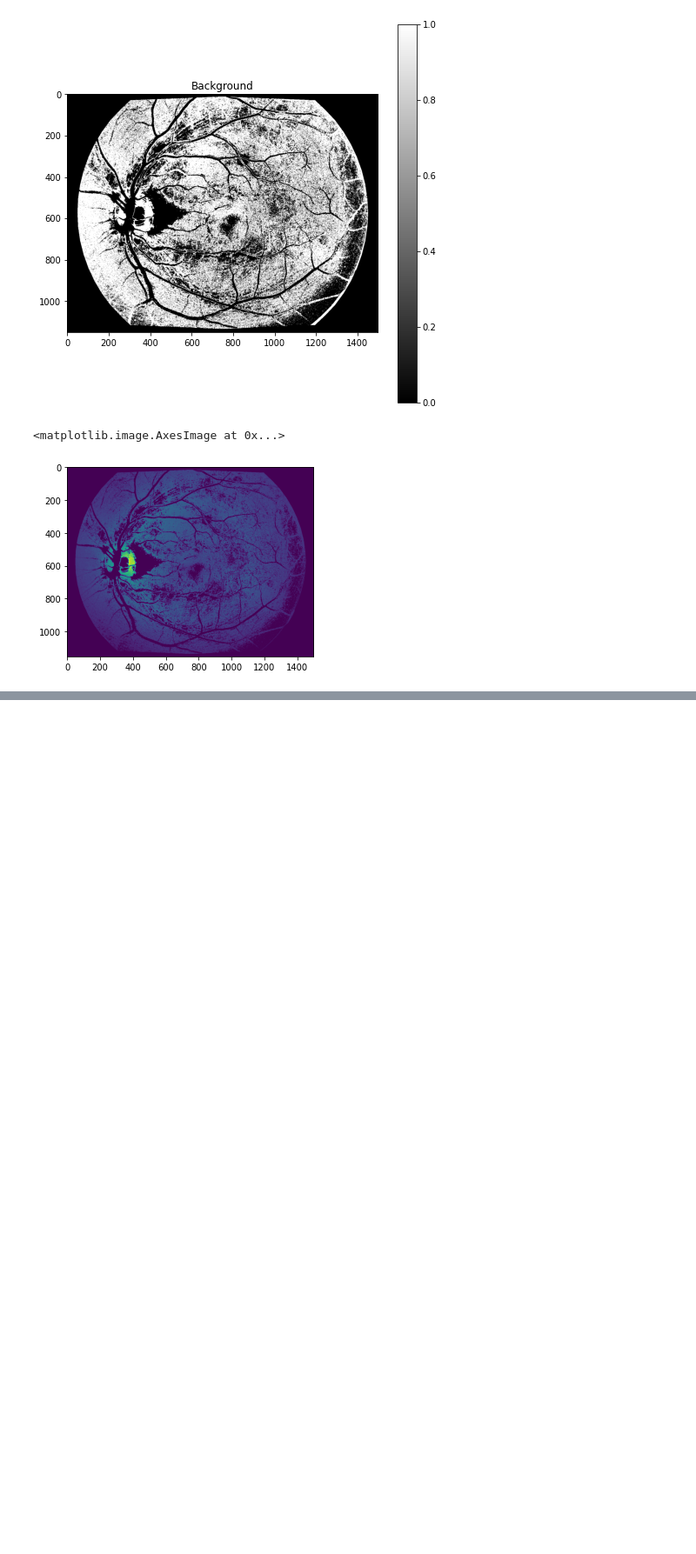
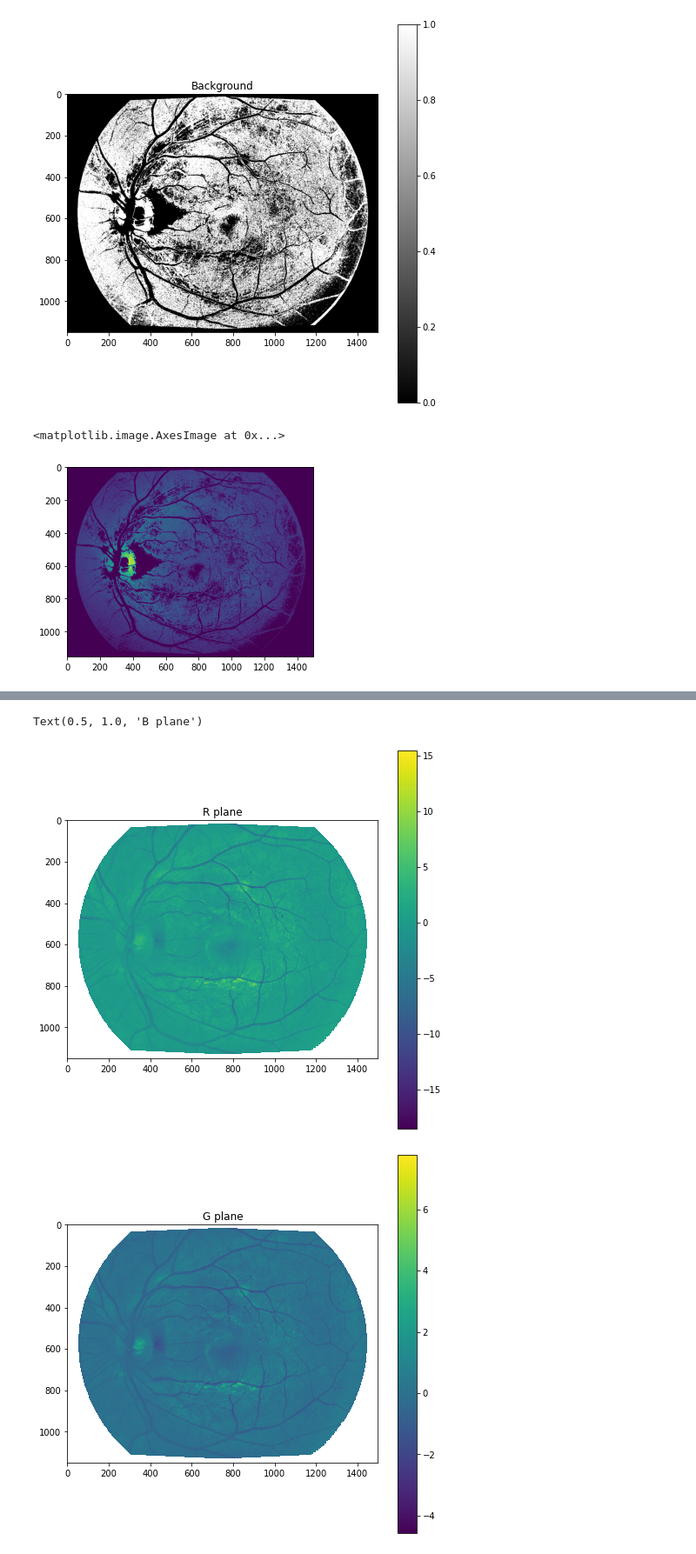
Before and after one commit to Shalaka003/Handheld-Fundus, a Jupyter notebook: Code/Image Enhancement.ipynb, the cells around one changed output, grey strips where cells are left out. Shown at 87% size. Saved outputs shown, nothing was run; the diff lists cells and outputs as text; code cells hidden in the pictures; blank space fills up the shorter version.

```diff
--- a/Code/Image Enhancement.ipynb
+++ b/Code/Image Enhancement.ipynb
@@ -239,0 +292,38 @@ plt.clim(0, 0.25000000e+11);
+# %%
+v = np.empty(np.shape(G))
+R = np.array(R)
+G = np.array(G)
+B = np.array(B)
+
+# for i in range(height):
+#     for j in range(length):
+#       if((R[i,j] >= G[i,j]) and (R[i,j] >= B[i,j])):
+#         v[i, j]= R[i,j]
+#       elif(G[i,j] >= B[i,j]):
+#         v[i,j] = G[i,j]
+#       else:
+#         v[i,j] = B[i,j]
+
+v= np.maximum(np.maximum(R,G),B)
+R_corr = (U/v)*R
+G_corr = (U/v)*G
+B_corr = (U/v)*B
+
+plt.figure(figsize = (8,8))
+plt.imshow(R_corr)
+plt.colorbar()
+plt.title("R plane")
+
+plt.figure(figsize = (8,8))
+plt.imshow(G_corr)
+plt.colorbar()
+plt.title("G plane")
+
+plt.figure(figsize = (8,8))
+plt.imshow(B_corr)
+plt.colorbar()
+plt.title("B plane")
+# %% [output]
+Text(0.5, 1.0, 'B plane')
+[figure, added]
+[figure, added]
```
Also changed, not shown: parts of 16 cells of this notebook, 1 other file.
